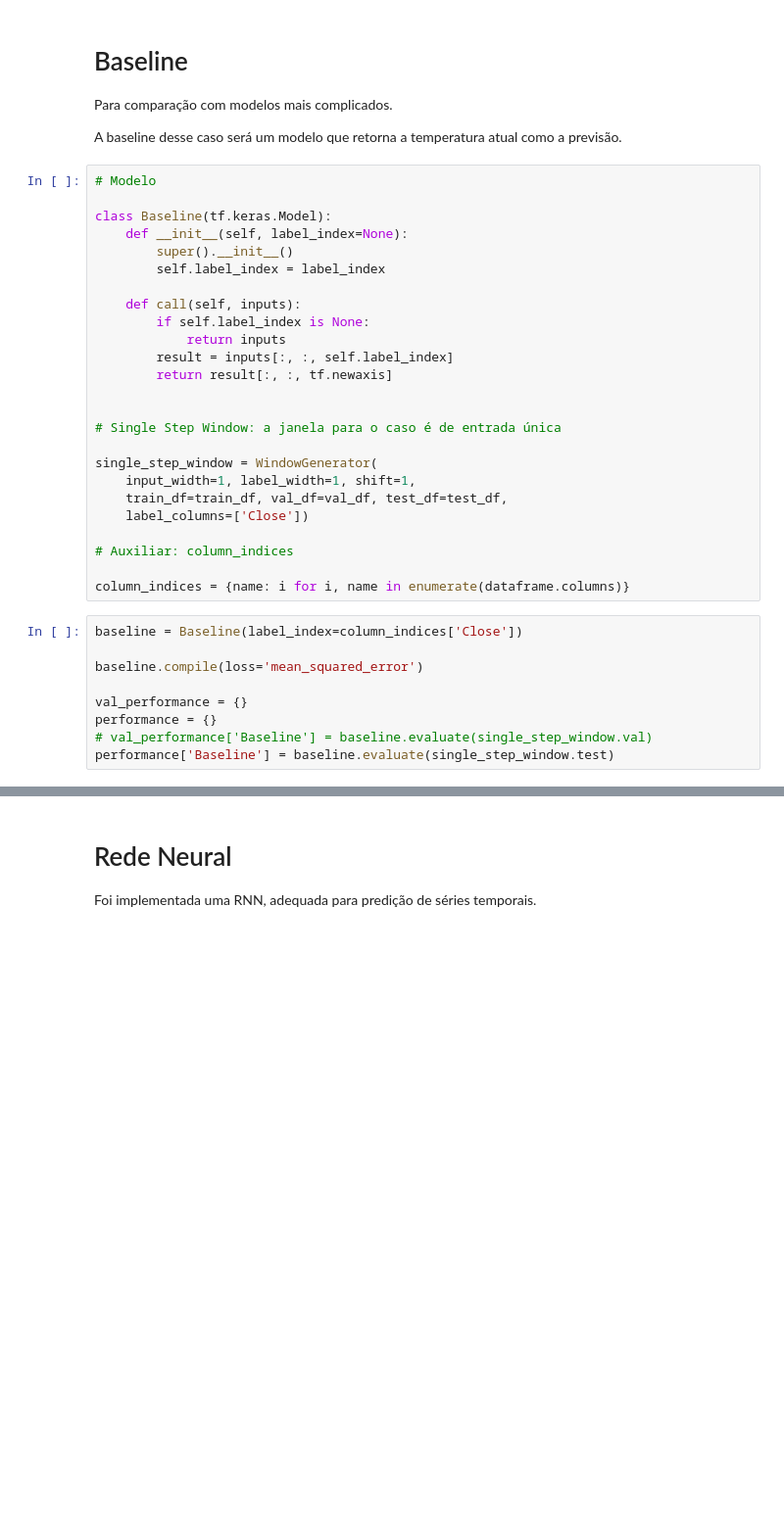
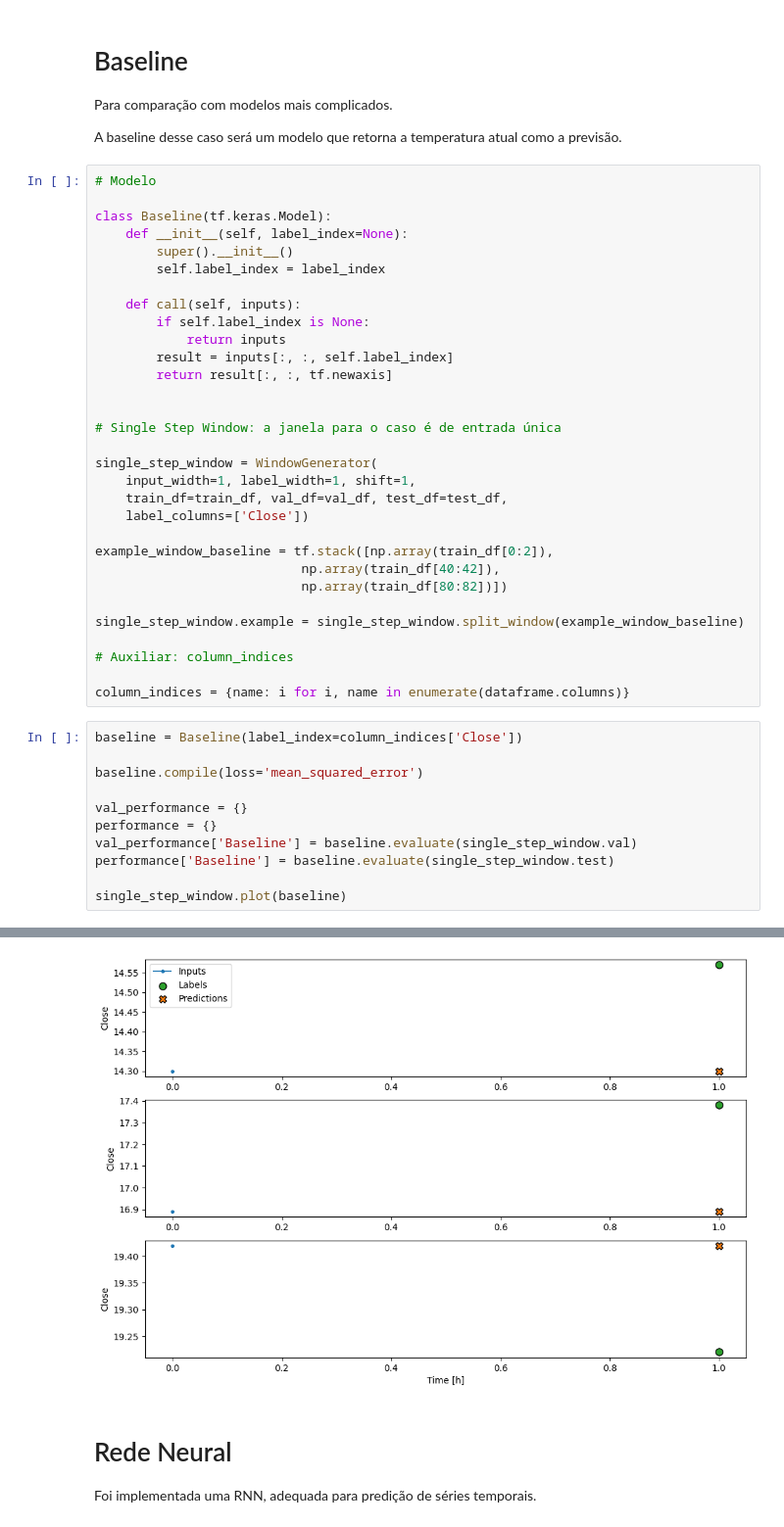
Before and after one commit to lmcosta10/stock-prediction, a Jupyter notebook: notebook.ipynb, the cells around one changed output, grey strips where cells are left out. Shown at 98% size. Cells and saved outputs as stored; diff of their text form; blank space fills up the shorter version.

Commit message:
feat: baseline visualization

```diff
--- a/notebook.ipynb
+++ b/notebook.ipynb
@@ -175,6 +175,12 @@ single_step_window = WindowGenerator(
     train_df=train_df, val_df=val_df, test_df=test_df,
     label_columns=['Close'])
 
+example_window_baseline = tf.stack([np.array(train_df[0:2]),
+                           np.array(train_df[40:42]),
+                           np.array(train_df[80:82])])
+
+single_step_window.example = single_step_window.split_window(example_window_baseline)
+
 # Auxiliar: column_indices
 
 column_indices = {name: i for i, name in enumerate(dataframe.columns)}
@@ -185,6 +191,8 @@ baseline.compile(loss='mean_squared_error')
 
 val_performance = {}
 performance = {}
-# val_performance['Baseline'] = baseline.evaluate(single_step_window.val)
+val_performance['Baseline'] = baseline.evaluate(single_step_window.val)
 performance['Baseline'] = baseline.evaluate(single_step_window.test)
+
+single_step_window.plot(baseline)
 # %% [output]
@@ -198,3 +201,4 @@ WARNING:tensorflow:From d:\Users\letmc\anaconda3\envs\stock\lib\site-packages\ke
+[figure, added]
 # %% [markdown]
 # Rede Neural
 
```
Also changed, not shown: parts of 7 cells of this notebook.
